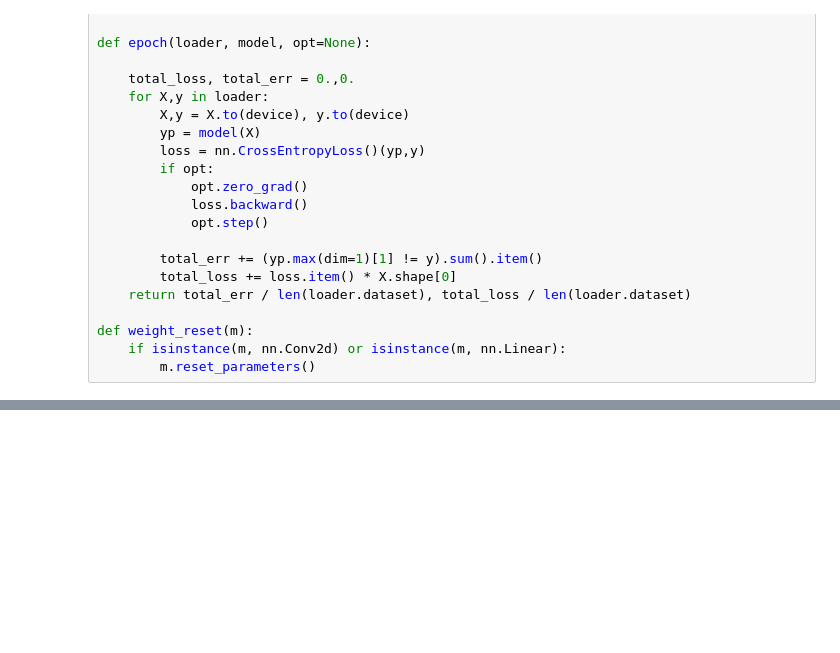
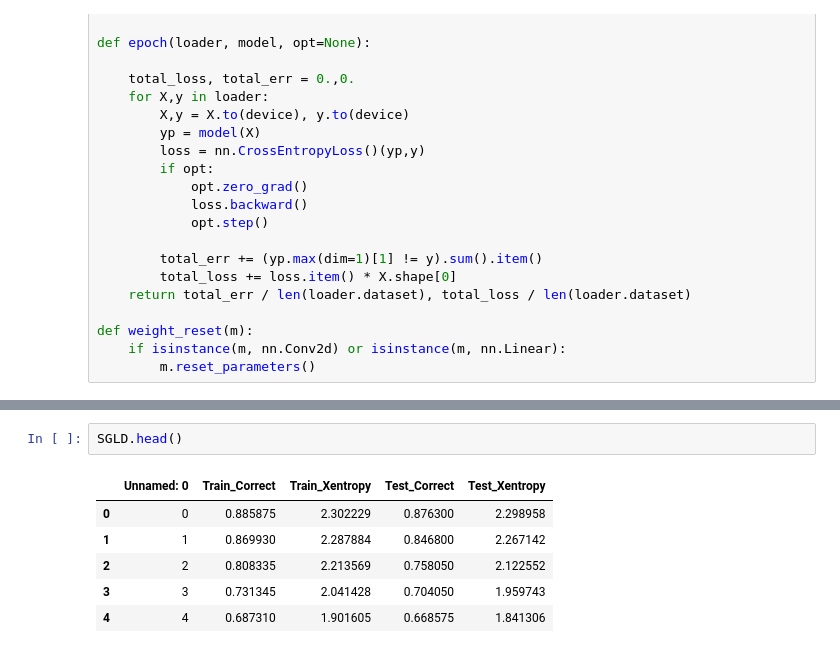
Before and after one commit to trueicesk8ter/DS595_ADAgroup, a Jupyter notebook: Final_test.ipynb, the cells around one changed output, grey strips where cells are left out. Saved outputs shown, nothing was run; the diff lists cells and outputs as text; blank space fills up the shorter version.

```diff
--- a/Final_test.ipynb
+++ b/Final_test.ipynb
@@ -148,0 +333,9 @@ KeyboardInterrupt:
+# %%
+SGLD.head()
+# %% [output]
+|  | Unnamed: 0 | Train_Correct | Train_Xentropy | Test_Correct | Test_Xentropy |
+| 0 | 0 | 0.885875 | 2.302229 | 0.876300 | 2.298958 |
+| 1 | 1 | 0.869930 | 2.287884 | 0.846800 | 2.267142 |
+| 2 | 2 | 0.808335 | 2.213569 | 0.758050 | 2.122552 |
+| 3 | 3 | 0.731345 | 2.041428 | 0.704050 | 1.959743 |
+| 4 | 4 | 0.687310 | 1.901605 | 0.668575 | 1.841306 |
```
Also changed, not shown: parts of 6 cells of this notebook.
